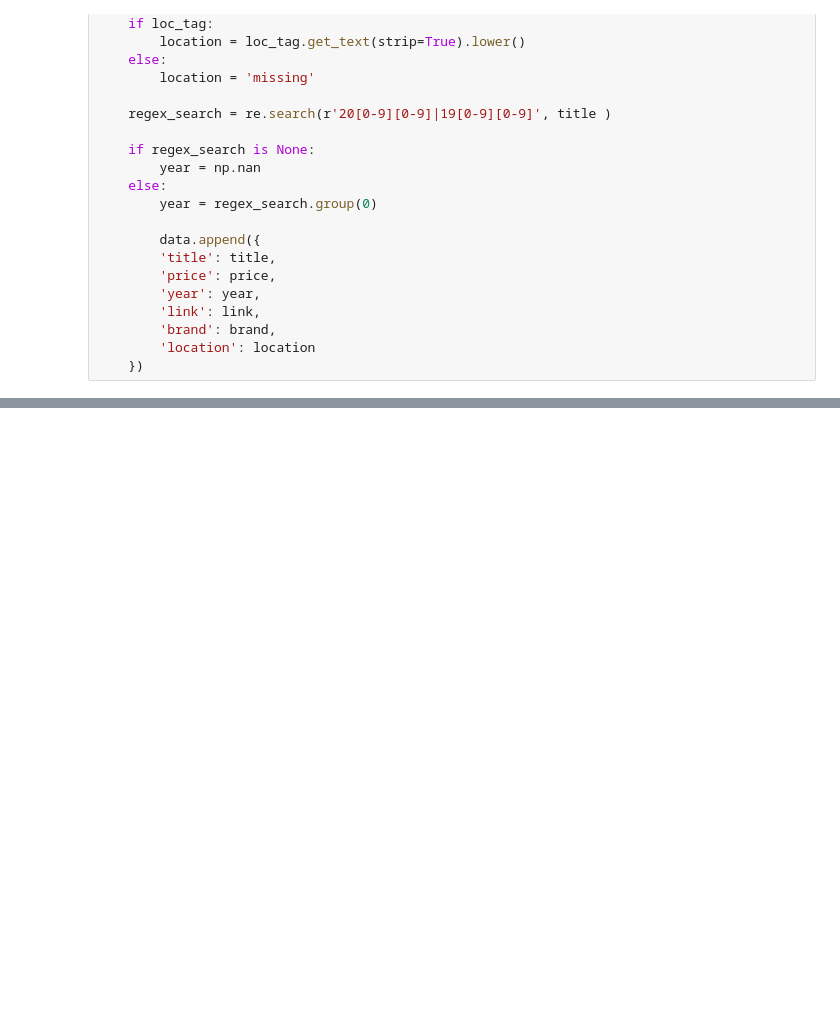
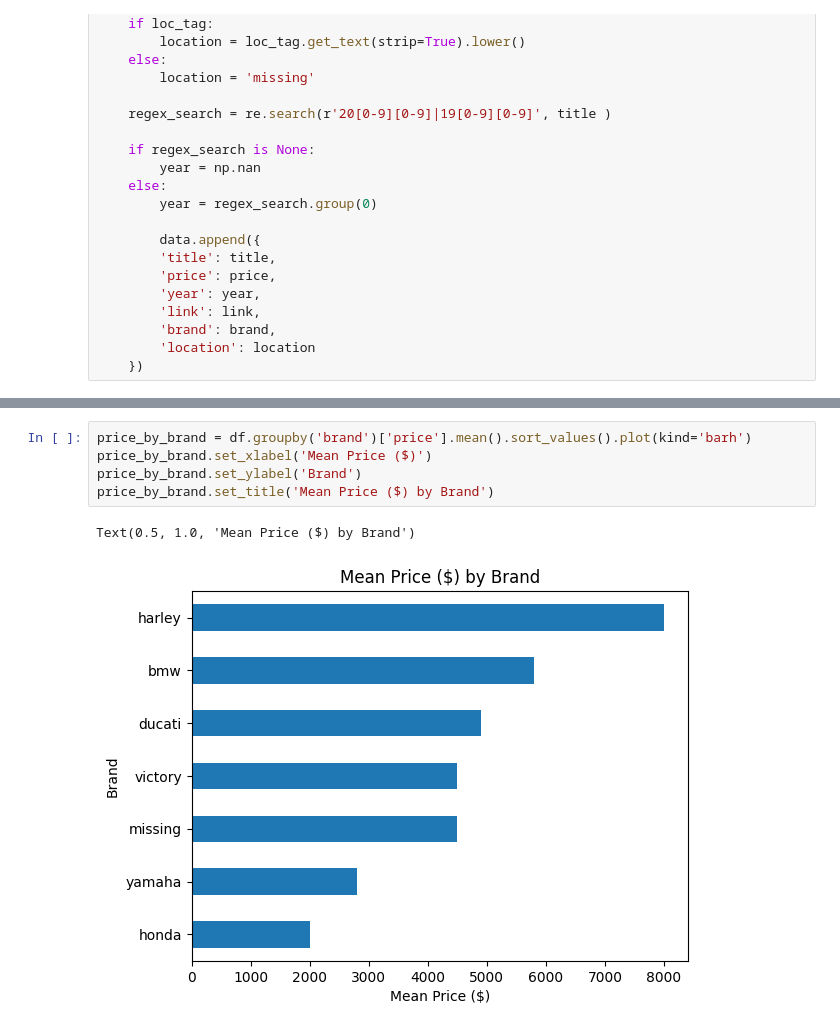
Before and after one commit to bburt26/lab_scraping, a Jupyter notebook: lab_notebook.ipynb, the cells around one changed output, grey strips where cells are left out. Cells and saved outputs as stored; diff of their text form; blank space fills up the shorter version.

```diff
--- a/lab_notebook.ipynb
+++ b/lab_notebook.ipynb
@@ -240,3 +240,11 @@ df.head()
+# %%
+price_by_brand = df.groupby('brand')['price'].mean().sort_values().plot(kind='barh')
+price_by_brand.set_xlabel('Mean Price ($)')
+price_by_brand.set_ylabel('Brand')
+price_by_brand.set_title('Mean Price ($) by Brand')
+# %% [output]
+Text(0.5, 1.0, 'Mean Price ($) by Brand')
+[figure, added]
 # %%
 print(df['price'].describe())
 plt.figure(figsize=(8,6))
```
Also changed, not shown: parts of 5 cells of this notebook.
